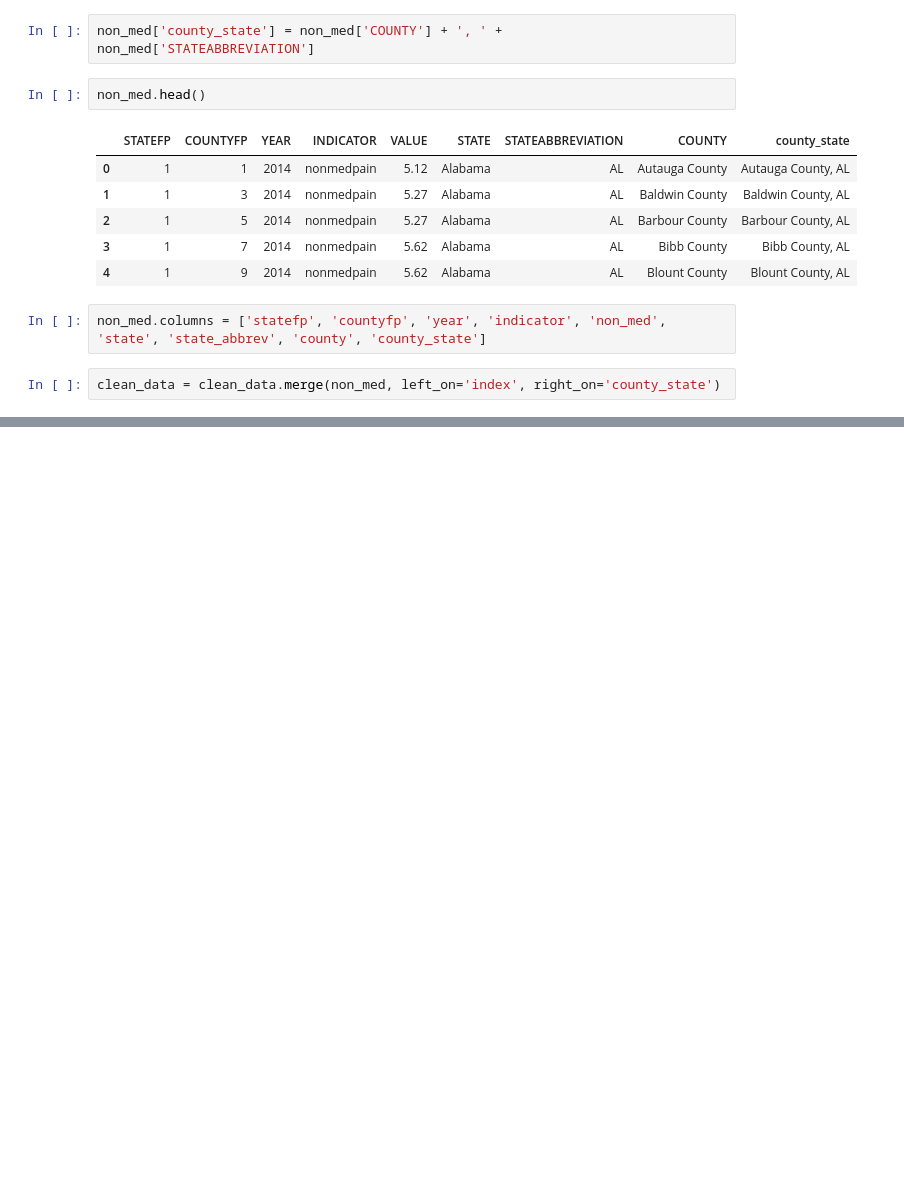
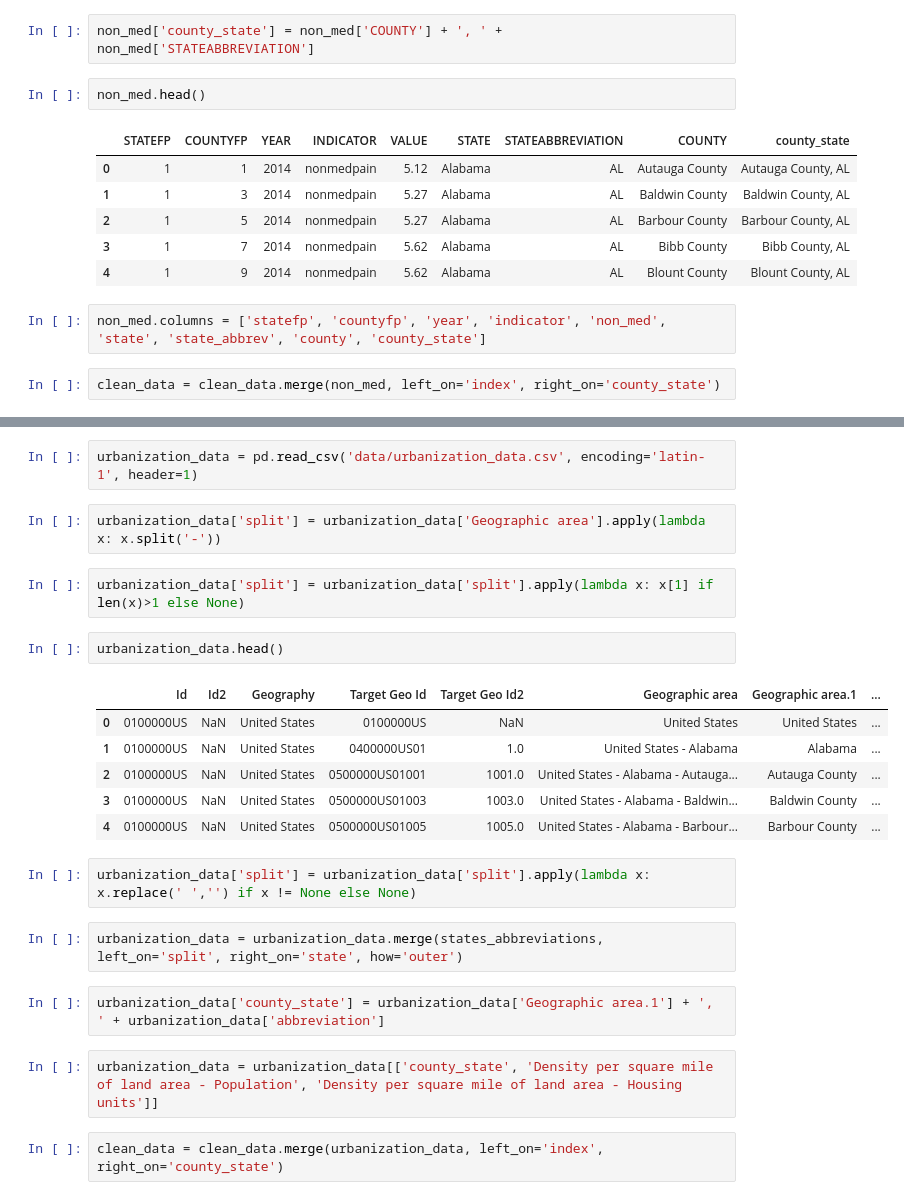
Before and after one commit to kahartman2/county_level_drug_impact, a Jupyter notebook: models.ipynb, the cells around one changed output, grey strips where cells are left out. Saved outputs shown, nothing was run; the diff lists cells and outputs as text; blank space fills up the shorter version.

```diff
--- a/models.ipynb
+++ b/models.ipynb
@@ -822,0 +852,25 @@ clean_data.shape
+# %%
+urbanization_data = pd.read_csv('data/urbanization_data.csv', encoding='latin-1', header=1)
+# %%
+urbanization_data['split'] = urbanization_data['Geographic area'].apply(lambda x: x.split('-'))
+# %%
+urbanization_data['split'] = urbanization_data['split'].apply(lambda x: x[1] if len(x)>1 else None)
+# %%
+urbanization_data.head()
+# %% [output]
+|  | Id | Id2 | Geography | Target Geo Id | Target Geo Id2 | Geographic area | Geographic area.1 | ... |
+| 0 | 0100000US | NaN | United States | 0100000US | NaN | United States | United States | ... |
+| 1 | 0100000US | NaN | United States | 0400000US01 | 1.0 | United States - Alabama | Alabama | ... |
+| 2 | 0100000US | NaN | United States | 0500000US01001 | 1001.0 | United States - Alabama - Autauga... | Autauga County | ... |
+| 3 | 0100000US | NaN | United States | 0500000US01003 | 1003.0 | United States - Alabama - Baldwin... | Baldwin County | ... |
+| 4 | 0100000US | NaN | United States | 0500000US01005 | 1005.0 | United States - Alabama - Barbour... | Barbour County | ... |
+# %%
+urbanization_data['split'] = urbanization_data['split'].apply(lambda x: x.replace(' ','') if x != None else None)
+# %%
+urbanization_data = urbanization_data.merge(states_abbreviations, left_on='split', right_on='state', how='outer')
+# %%
+urbanization_data['county_state'] = urbanization_data['Geographic area.1'] + ', ' + urbanization_data['abbreviation']
+# %%
+urbanization_data = urbanization_data[['county_state', 'Density per square mile of land area - Population', 'Density per square mile of land area - Housing units']]
+# %%
+clean_data = clean_data.merge(urbanization_data, left_on='index', right_on='county_state')
```
Also changed, not shown: parts of 85 cells of this notebook, 3 other files.
